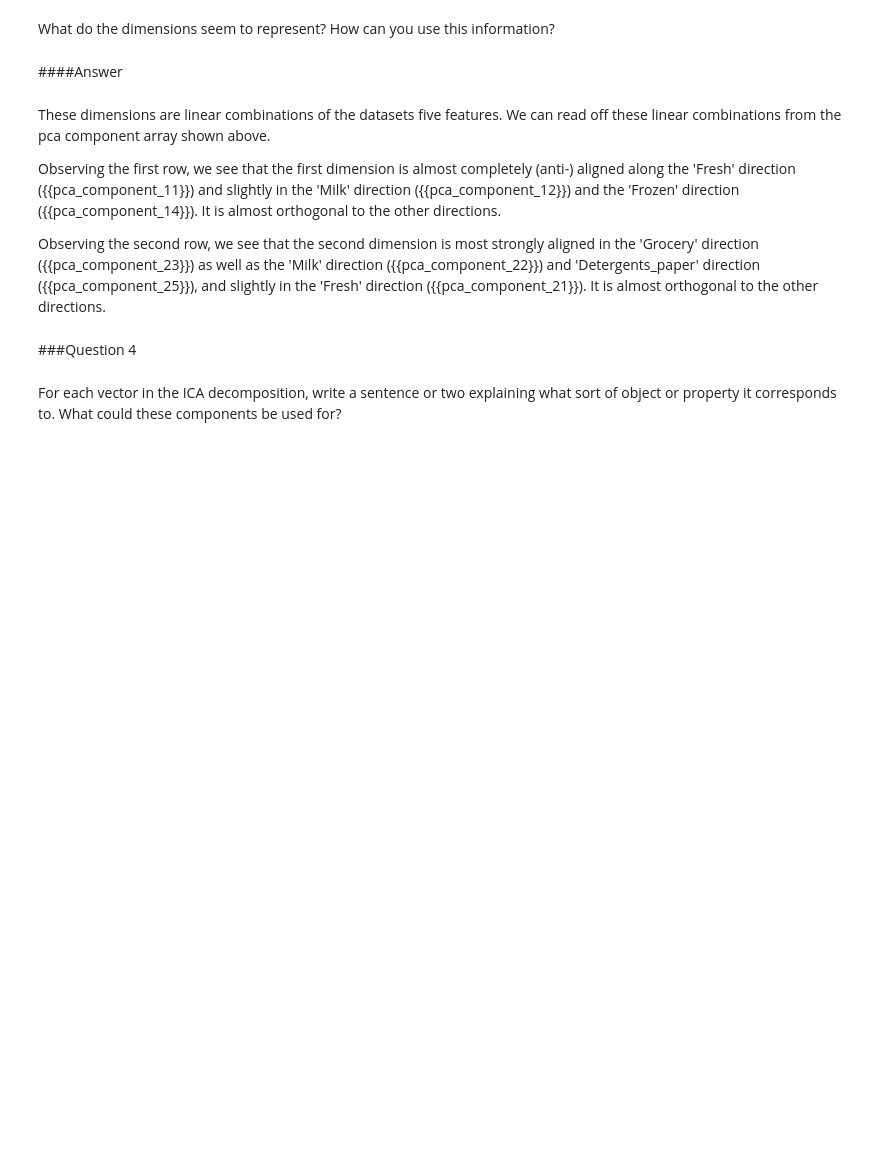
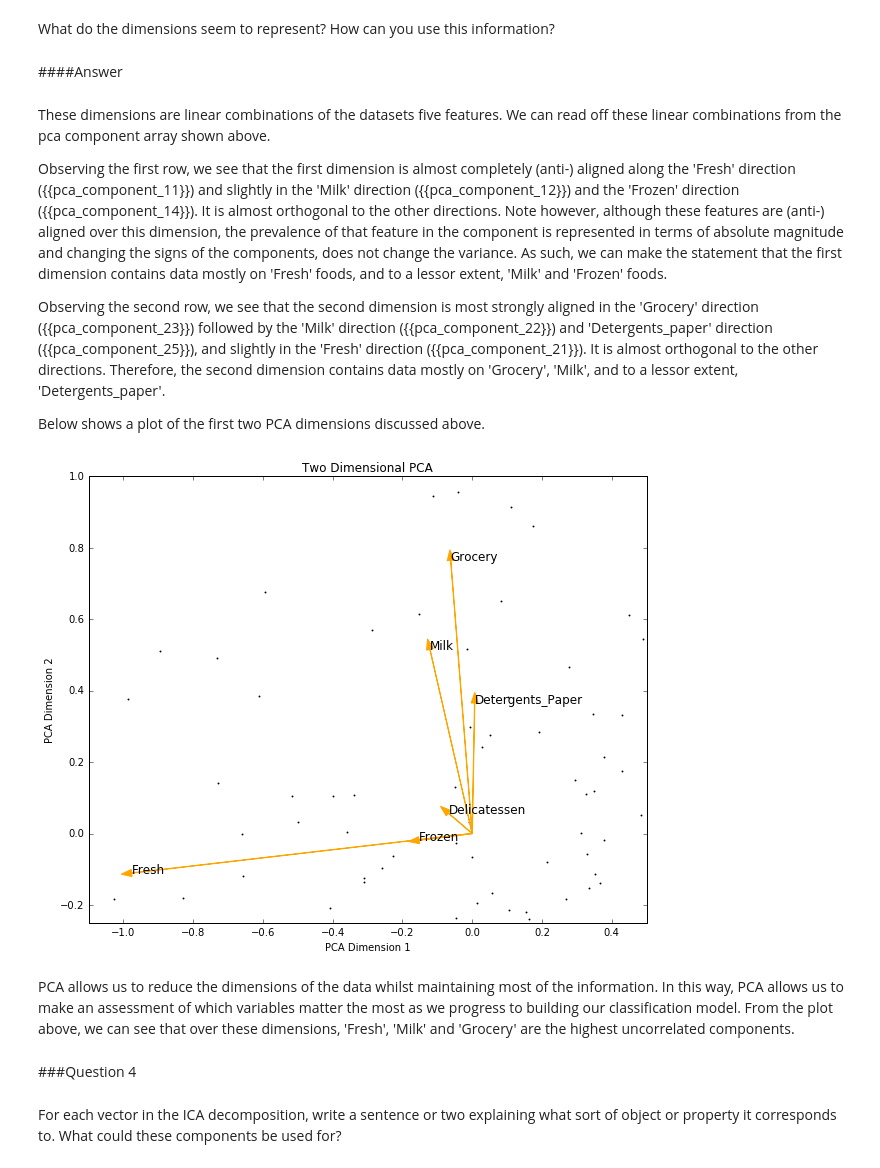
Before and after one commit to buswedg/Udacity, a Jupyter notebook: Machine Learning Engineer Nanodegree/P3 Creating Customer Segments/ND_Project3.ipynb, the cells around one changed output. Saved outputs shown, nothing was run; the diff lists cells and outputs as text; code cells hidden in the pictures; blank space fills up the shorter version.

```diff
--- a/Machine Learning Engineer Nanodegree/P3 Creating Customer Segments/ND_Project3.ipynb
+++ b/Machine Learning Engineer Nanodegree/P3 Creating Customer Segments/ND_Project3.ipynb
@@ -203,9 +204,36 @@ What do the dimensions seem to represent? How can you use this information?
 # %% [markdown]
 These dimensions are linear combinations of the datasets five features. We can read off these linear combinations from the pca component array shown above.
 
-Observing the first row, we see that the first dimension is almost completely (anti-) aligned along the 'Fresh' direction ({{pca_component_11}}) and slightly in the 'Milk' direction ({{pca_component_12}}) and the 'Frozen' direction ({{pca_component_14}}). It is almost orthogonal to the other directions.
+Observing the first row, we see that the first dimension is almost completely (anti-) aligned along the 'Fresh' direction ({{pca_component_11}}) and slightly in the 'Milk' direction ({{pca_component_12}}) and the 'Frozen' direction ({{pca_component_14}}). It is almost orthogonal to the other directions. Note however, although these features are (anti-) aligned over this dimension, the prevalence of that feature in the component is represented in terms of absolute magnitude and changing the signs of the components, does not change the variance. As such, we can make the statement that the first dimension contains data mostly on 'Fresh' foods, and to a lessor extent, 'Milk' and 'Frozen' foods.
 
-Observing the second row, we see that the second dimension is most strongly aligned in the 'Grocery' direction ({{pca_component_23}}) as well as the 'Milk' direction ({{pca_component_22}}) and 'Detergents_paper' direction ({{pca_component_25}}), and slightly in the 'Fresh' direction ({{pca_component_21}}). It is almost orthogonal to the other directions.
+Observing the second row, we see that the second dimension is most strongly aligned in the 'Grocery' direction ({{pca_component_23}}) followed by the 'Milk' direction ({{pca_component_22}}) and 'Detergents_paper' direction ({{pca_component_25}}), and slightly in the 'Fresh' direction ({{pca_component_21}}). It is almost orthogonal to the other directions. Therefore, the second dimension contains data mostly on 'Grocery', 'Milk', and to a lessor extent, 'Detergents_paper'.
+
+Below shows a plot of the first two PCA dimensions discussed above.
+# %%
+import matplotlib.pyplot as plt
+%matplotlib inline
+
+pca2 = PCA(n_components=2, whiten=True).fit(data)
+
+df_pca2 = pd.DataFrame(pca2.transform(data), columns=['PC1', 'PC2'])
+
+df_pca2.plot(kind='scatter', x='PC1', y='PC2', figsize=(10, 8), s=0.8)
+
+for i, (pc1, pc2) in enumerate(
+    zip(pca2.components_[0], pca2.components_[1])):
+    plt.arrow(0, 0, pc1, pc2, width=0.001, fc='orange', ec='orange')
+    plt.annotate(data.columns[i], (pc1, pc2), size=12)
+
+plt.title("Two Dimensional PCA")
+plt.ylabel("PCA Dimension 2")
+plt.xlabel("PCA Dimension 1")
+plt.xlim([-1.1, .5])
+plt.ylim([-.25, 1])
+plt.show()
+# %% [output]
+[figure, added]
+# %% [markdown]
+PCA allows us to reduce the dimensions of the data whilst maintaining most of the information. In this way, PCA allows us to make an assessment of which variables matter the most as we progress to building our classification model. From the plot above, we can see that over these dimensions, 'Fresh', 'Milk' and 'Grocery' are the highest uncorrelated components.
 # %% [markdown]
 ###Question 4
 # %% [markdown]
```
Also changed, not shown: parts of 9 cells of this notebook, 10 other files.
